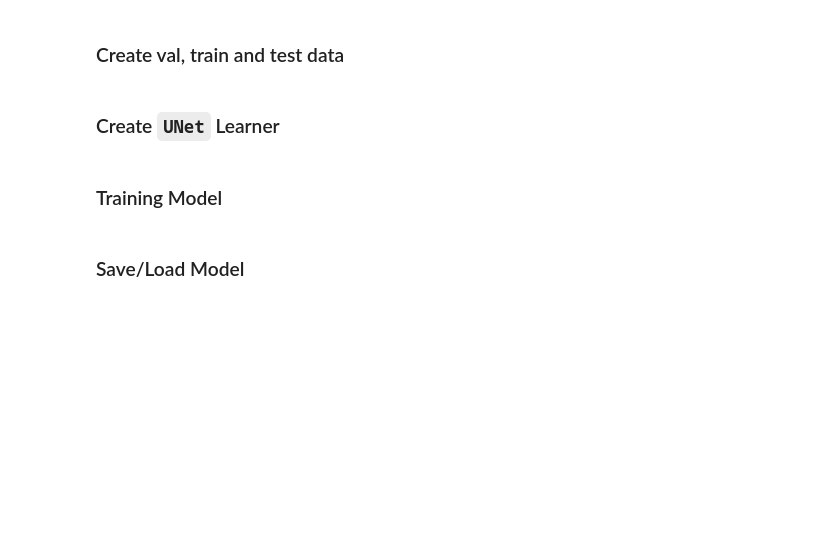
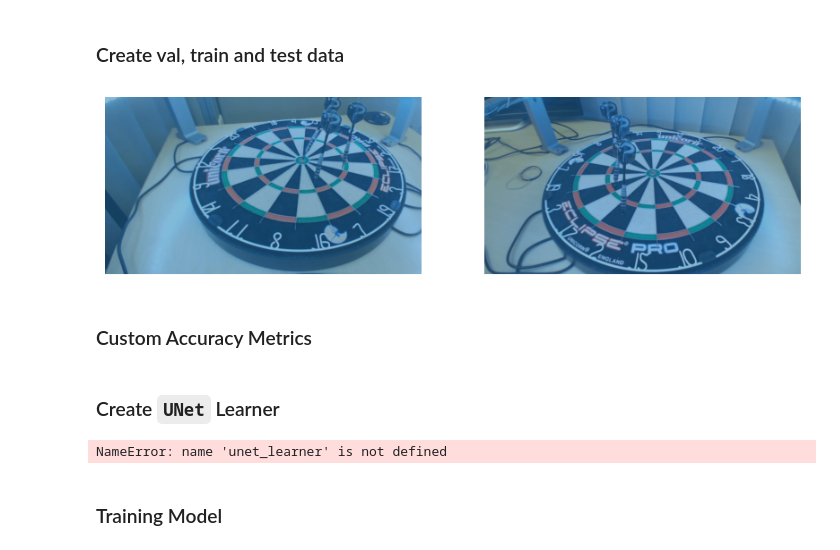
Before and after one commit to Dartsify/algorithme-de-reconnaissance, a Jupyter notebook: dartsify_unet_fastai.ipynb, the cells around one changed output. Cells and saved outputs as stored; diff of their text form; code cells hidden in the pictures; blank space fills up the shorter version.

Commit message:
code source commentée : notebook, test_inference

```diff
--- a/dartsify_unet_fastai.ipynb
+++ b/dartsify_unet_fastai.ipynb
@@ -45,17 +92,0 @@ df.head(2)
-# %%
-%%time
-# ça va prendre un peu de temps pour extraire les coordonnées des points de toutes les images
-# Plus tard, je peux optimiser ce code en utilisant des fonctions pour éviter les boucles imbriquées
-
-# Extraire les coordonnées des pointes des fléchettes du fichier des labels
-points = []
-for r in df.iterrows(): # O(n) pour parcourir les lignes du fichier label.csv (normalement 300 lignes)
-  d = ast.literal_eval(r[1]['Label'])
-  for i in range(len(d['objects'])): # O(m) pour parcourir les points détectés dans chaque image (min 1 et max 3 fléchettes)
-    try:
-      x, y = d['objects'][i]['point'].values()
-    except: print('Aucun label détecté', r[0])
-    points.append((x,y))
-
-df['center_point'] = pd.Series(points)
-display(df[['ID', 'center_point']].sample(3))
@@ -108,3 +212,45 @@ xb, yb = dls.one_batch()
 # %% [markdown]
 ### Create val, train and test data
+# %%
+# Sur 300 images :
+# 220 (~73,3%) pour train
+# 40 (~13,3%) pour val
+# 40 (~13,3%) pour val
+
+# Séparer les données de test
+df_trainval, df_test = train_test_split(df, test_size=40, random_state=42, shuffle=True)
+
+# Séparer les données d'entraînement et de validation
+df_train, df_val = train_test_split(
+    df_trainval,
+    test_size=40,
+    random_state=42,
+    shuffle=True
+)
+
+# Créer les indices pour les données de validation pour avoir exactement 40 images
+# Ne pas utiliser RandomSplitter car valid_pct = 0.13333... et c'est ambigu -> Soit 39 ou 41 images
+df_trainval = pd.concat([df_train, df_val])
+valid_idx = list(range(len(df_train), len(df_trainval))) # De l'indice 220 à 259 (40 images)
+
+# Transformations
+tfms = [Rotate(), Zoom(), Warp(), Brightness(), Flip(), Contrast(), Normalize.from_stats(*imagenet_stats)]
+
+# Entraînement / Validation avec RandomSplitter
+d_unet = DataBlock(blocks=(ImageBlock, MaskBlock),
+                 get_x=get_x,
+                 get_y=get_mask,
+                 splitter=IndexSplitter(valid_idx),
+                 batch_tfms=tfms)
+
+# La taille du lot est passée dans le dataloader
+# Attention à l'overfitting et à l'utilisation excessive de la mémoire GPU
+BATCH_SIZE = 2 # Réduit de 2 à 1 pour éviter une erreur de mémoire insuffisante
+# dls pour DataLoaders
+dls = d_unet.dataloaders(df_trainval, bs=BATCH_SIZE)
+dls.show_batch(max_n=2, figsize=(10,10))
+# %% [output]
+[figure, added]
+# %% [markdown]
+### Custom Accuracy Metrics
 # %%
@@ -127,2 +266,10 @@ learn = unet_learner(dls, resnet34, metrics=acc_camvid, config=config,
+# %%
+# Initialisation du modèle
+# > construit le modèle U-Net prêt à être entraîné
+
+learn = unet_learner(dls=dls, arch=resnet34, metrics=accuracy_camvid, self_attention=True, act_cls=Mish, pretrained=True, blur_final=True,
+                     opt_func=ranger, n_out=2)
+# %% [output]
+NameError: name 'unet_learner' is not defined
 # %% [markdown]
 ### Training Model
@@ -139,2 +275,0 @@ learn.fit_one_cycle(3, slice(lr), pct_start=0.9, wd=wd, cbs=WandbCallback())
-# %% [markdown]
-### Save/Load Model
```
Also changed, not shown: parts of 50 cells of this notebook, 11 other files.
